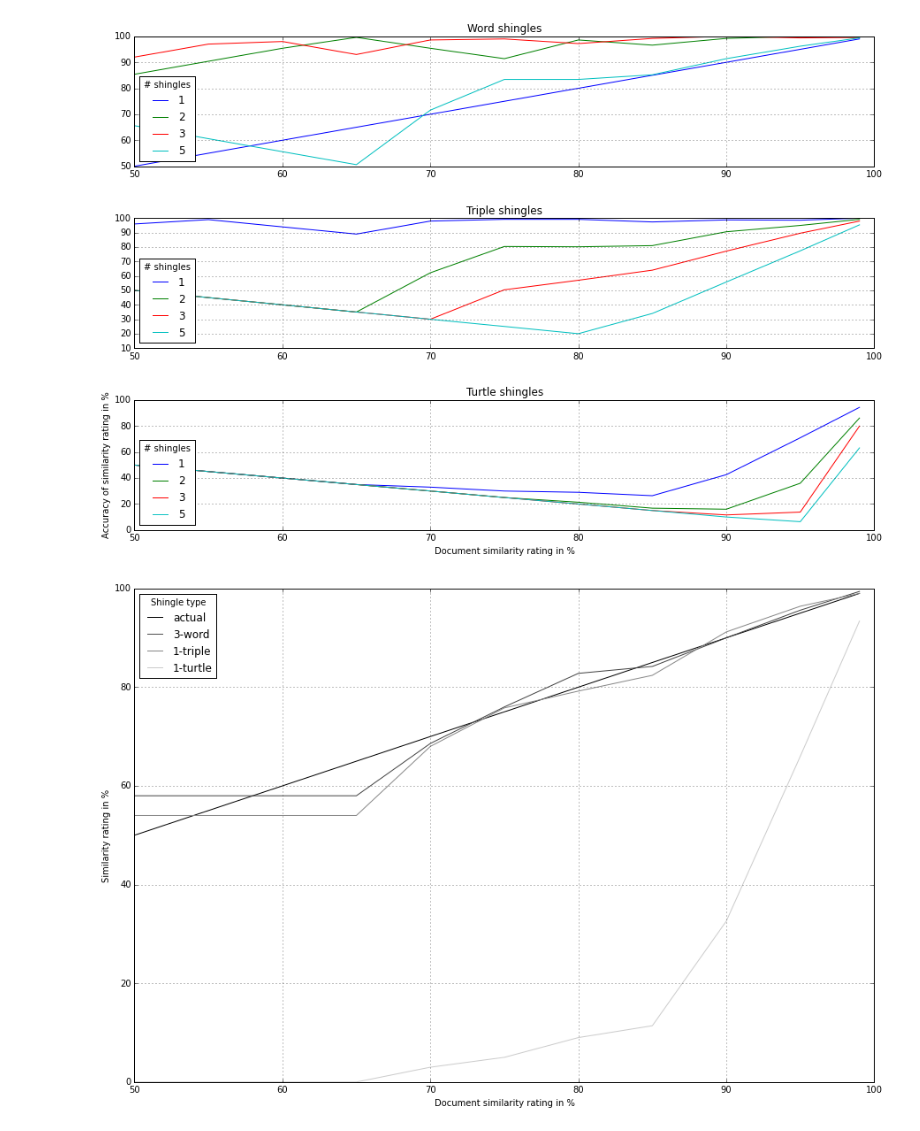
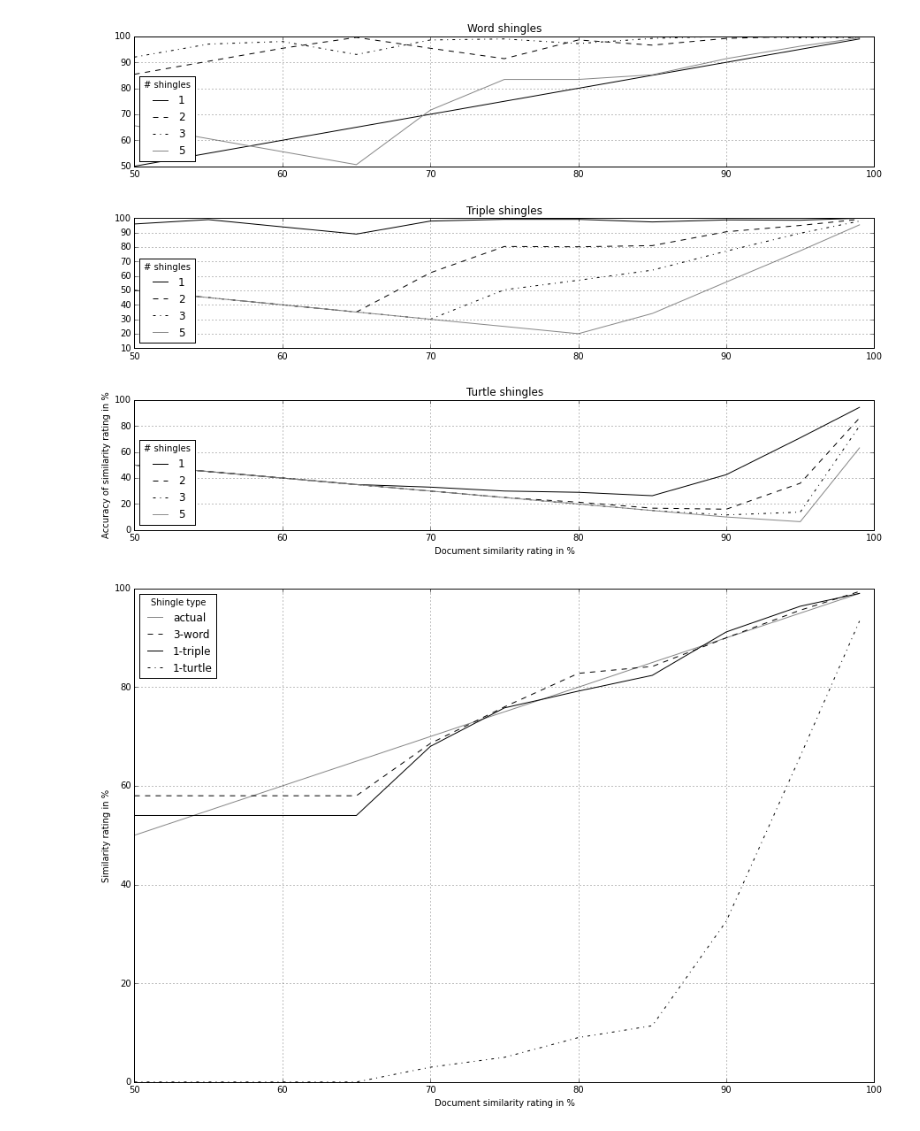
Before and after one commit to gbirke/minhash-rdf, a Jupyter notebook: Comparison-Results.ipynb, the cells around one changed output. Saved outputs shown, nothing was run; the diff lists cells and outputs as text; code cells hidden in the pictures.

Commit message:
Update graphs

```diff
--- a/Comparison-Results.ipynb
+++ b/Comparison-Results.ipynb
@@ -9,7 +9,7 @@ import sqlite3
 import config
 
 TARGET = "print"
-#TARGET = "screen"
+TARGET = "screen"
 # %%
 # Plot accuracy of each hashing method vs file similarity
 
@@ -29,37 +29,39 @@ fig, ax = plt.subplots(3)
 
 def plot_rows(rows, axis, title):
     plot_data = {}
-    colors = ["#000000", "#444444", "#888888", "#CCCCCC"]
+    colors = ["#000000", "#000000", "#000000", "#888888"]
+    lines = ["-", "--", "-.", "-"]
     colorcycler = cycle(colors)
+    linecycler  = cycle(lines)
     for row in rows:
         #print row
         if row[2] not in plot_data:
             plot_data[row[2]] = {"x":[], "y":[]}
         plot_data[row[2]]["x"].append(row[0]*100)
         plot_data[row[2]]["y"].append(row[4]*100)
     #print plot_data
     plot_handles = {}
     for d in plot_data:
         if TARGET == "print":
             plot_handles[d], = axis.plot(plot_data[d]["x"], plot_data[d]["y"], color=next(colorcycler),
-                                         label=str(d))
+                                         linestyle=next(linecycler), label=str(d))
         else:
             plot_handles[d], = axis.plot(plot_data[d]["x"], plot_data[d]["y"], label=str(d))
     legend = axis.legend(handles=plot_handles.values(), loc=3, title="# shingles")
     legend.get_frame().set_facecolor('#ffffff')
     axis.grid(True)
     axis.set_title(title)
 
 
 plot_rows(c.execute(sql, ('word',resultset)), ax[0], "Word shingles")
 plot_rows(c.execute(sql, ('triple',resultset)), ax[1], "Triple shingles")
 plot_rows(c.execute(sql, ('turtle',resultset)), ax[2], "Turtle shingles")
 plt.ylabel("Accuracy of similarity rating in %")
 plt.xlabel("Document similarity rating in %")
 plt.subplots_adjust(hspace=.4)
 plt.savefig('fig_shingle_size_accuracy.pdf')
 # %% [output]
-[figure, old version]
+[figure, new version]
 # %%
 # Plot calculated similarity vs similarity rate
 
@@ -77,7 +79,7 @@ ORDER BY actual_similarity
 
 #fig, ax = plt.subplots(3)
 
-def plot_rows(rows, axis, label="", lcolor="#000000"):
+def plot_rows(rows, axis, label="", lcolor="#000000", lstyle="-"):
     plot_data = {
         "x":[],
         "y":[]
@@ -89,17 +91,19 @@ def plot_rows(rows, axis, label="", lcolor="#000000"):
     #print plot_data
     plot_handles = {}
     if TARGET == "print":
-        return axis.plot(plot_data["x"], plot_data["y"], color=lcolor, label=label)
+        return axis.plot(plot_data["x"], plot_data["y"], color=lcolor, linestyle=lstyle, label=label)
     else:
         return axis.plot(plot_data["x"], plot_data["y"], label=label)
 
-colors = ["#000000", "#444444", "#888888", "#CCCCCC"]
+colors = ["#888888", "#000000", "#000000", "#000000"]
+lines = ["-", "--", "-", "-."]
 colorcycler = cycle(colors)
+linecycler  = cycle(lines)
 
-plot_rows(c.execute(sql.replace("similarity_rating","actual_similarity"), ('word',resultset,3)), plt, "actual", next(colorcycler))
-plot_rows(c.execute(sql, ('word',resultset, 3)), plt, "3-word", next(colorcycler))
-plot_rows(c.execute(sql, ('triple',resultset, 1)), plt, "1-triple", next(colorcycler))
-plot_rows(c.execute(sql, ('turtle',resultset, 1)), plt, "1-turtle", next(colorcycler))
+plot_rows(c.execute(sql.replace("similarity_rating","actual_similarity"), ('word',resultset,3)), plt, "actual", next(colorcycler), next(linecycler))
+plot_rows(c.execute(sql, ('word',resultset, 3)), plt, "3-word", next(colorcycler), next(linecycler))
+plot_rows(c.execute(sql, ('triple',resultset, 1)), plt, "1-triple", next(colorcycler), next(linecycler))
+plot_rows(c.execute(sql, ('turtle',resultset, 1)), plt, "1-turtle", next(colorcycler), next(linecycler))
 legend = plt.legend(loc=2, title="Shingle type")
 legend.get_frame().set_facecolor('#ffffff')
 plt.ylabel("Similarity rating in %")
@@ -108,4 +112,4 @@ plt.grid(True)
 
 plt.savefig('fig_shingle_type_accuracy2.pdf')
 # %% [output]
-[figure, old version]
+[figure, new version]
```
